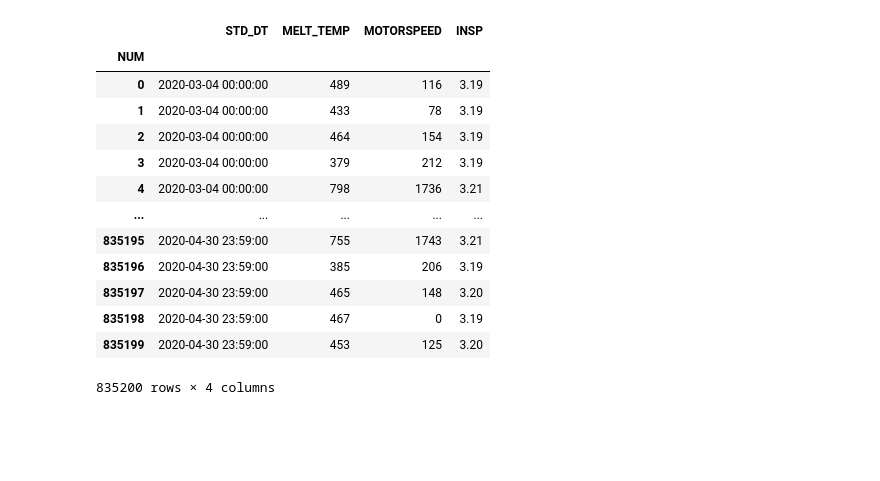
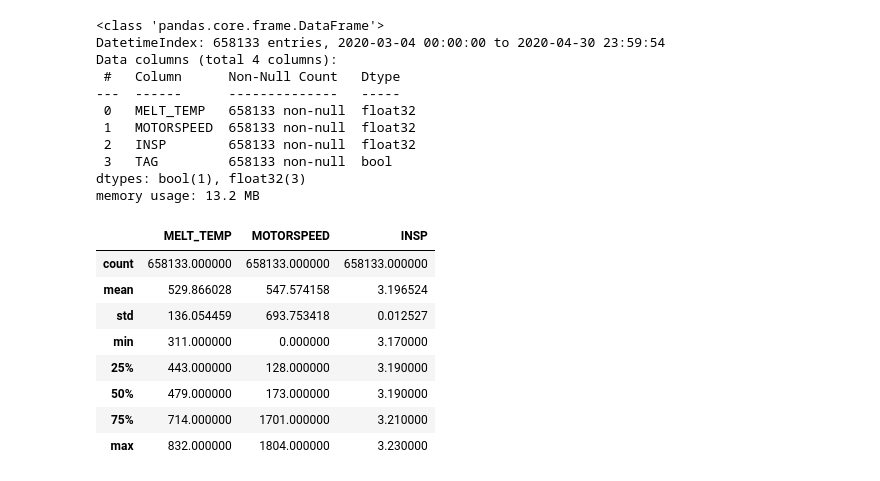
Before and after one commit to san9w9n/KampAI, a Jupyter notebook: test_darts.ipynb, the cells around one changed output. Drawn from its saved outputs; the diff is of its cells as text; code cells hidden in the pictures; blank space fills up the shorter version.

```diff
--- a/test_darts.ipynb
+++ b/test_darts.ipynb
@@ -25,29 +46,40 @@ rcParams['figure.figsize'] = 15, 5
 # %%
 df = pd.read_csv('./public/data/raw_data.csv')
 
 df['TAG'] = df['TAG'] == 'NG'
-# df['MELT_TEMP'] = df['MELT_TEMP'].apply(lambda x: x / 10)
-# df['MOTORSPEED'] = df['MOTORSPEED'].apply(lambda x: x / 10)
-df['STD_DT'] = df['STD_DT'].apply(lambda x : pd.to_datetime(str(x), format='%Y-%m-%d %H:%M:%S'))
 
-df.index = df['NUM']
+df.index = pd.date_range(start='3/4/2020', end='5/1/2020', freq='6S')[:-1]
+
+df.drop(columns='STD_DT', inplace=True)
 df.drop(columns='NUM', inplace=True)
-df.drop(columns='MELT_WEIGHT', inplace=True) # 이상 유무와 상관관계가 미미함
-y = df.pop('TAG')
+df.drop(columns='MELT_WEIGHT', inplace=True)
 
-df
+abnormal_df = df[df['TAG'] == True].copy(False)
+df = df[df['TAG'] == False]
+
+df = df.astype(np.float32)
+df['TAG'] = df['TAG'].astype(bool)
+
+df.info()
+df.describe()
 # %% [output]
+<class 'pandas.core.frame.DataFrame'>
+DatetimeIndex: 658133 entries, 2020-03-04 00:00:00 to 2020-04-30 23:59:54
+Data columns (total 4 columns):
+ #   Column      Non-Null Count   Dtype
+---  ------      --------------   -----
+ 0   MELT_TEMP   658133 non-null  float32
+ 1   MOTORSPEED  658133 non-null  float32
+ 2   INSP        658133 non-null  float32
+ 3   TAG         658133 non-null  bool
+dtypes: bool(1), float32(3)
+memory usage: 13.2 MB
-|  | STD_DT | MELT_TEMP | MOTORSPEED | INSP |
-| NUM |  |  |  |  |
-| 0 | 2020-03-04 00:00:00 | 489 | 116 | 3.19 |
-| 1 | 2020-03-04 00:00:00 | 433 | 78 | 3.19 |
-| 2 | 2020-03-04 00:00:00 | 464 | 154 | 3.19 |
-| 3 | 2020-03-04 00:00:00 | 379 | 212 | 3.19 |
-| 4 | 2020-03-04 00:00:00 | 798 | 1736 | 3.21 |
-| ... | ... | ... | ... | ... |
-| 835195 | 2020-04-30 23:59:00 | 755 | 1743 | 3.21 |
-| 835196 | 2020-04-30 23:59:00 | 385 | 206 | 3.19 |
-| 835197 | 2020-04-30 23:59:00 | 465 | 148 | 3.20 |
-| 835198 | 2020-04-30 23:59:00 | 467 | 0 | 3.19 |
-| 835199 | 2020-04-30 23:59:00 | 453 | 125 | 3.20 |
+|  | MELT_TEMP | MOTORSPEED | INSP |
+| count | 658133.000000 | 658133.000000 | 658133.000000 |
+| mean | 529.866028 | 547.574158 | 3.196524 |
+| std | 136.054459 | 693.753418 | 0.012527 |
+| min | 311.000000 | 0.000000 | 3.170000 |
+| 25% | 443.000000 | 128.000000 | 3.190000 |
+| 50% | 479.000000 | 173.000000 | 3.190000 |
+| 75% | 714.000000 | 1701.000000 | 3.210000 |
+| max | 832.000000 | 1804.000000 | 3.230000 |
-835200 rows × 4 columns
```
Also changed, not shown: parts of 18 cells of this notebook, 1 other file.
